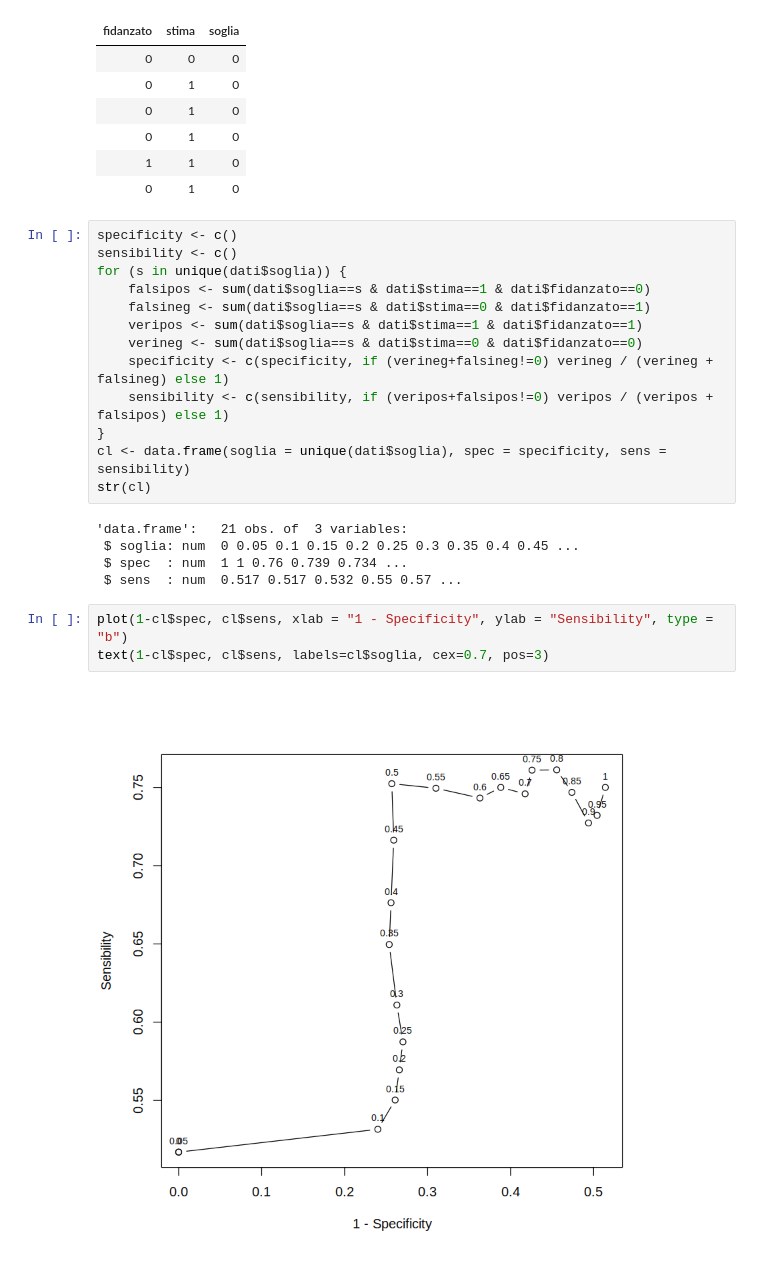
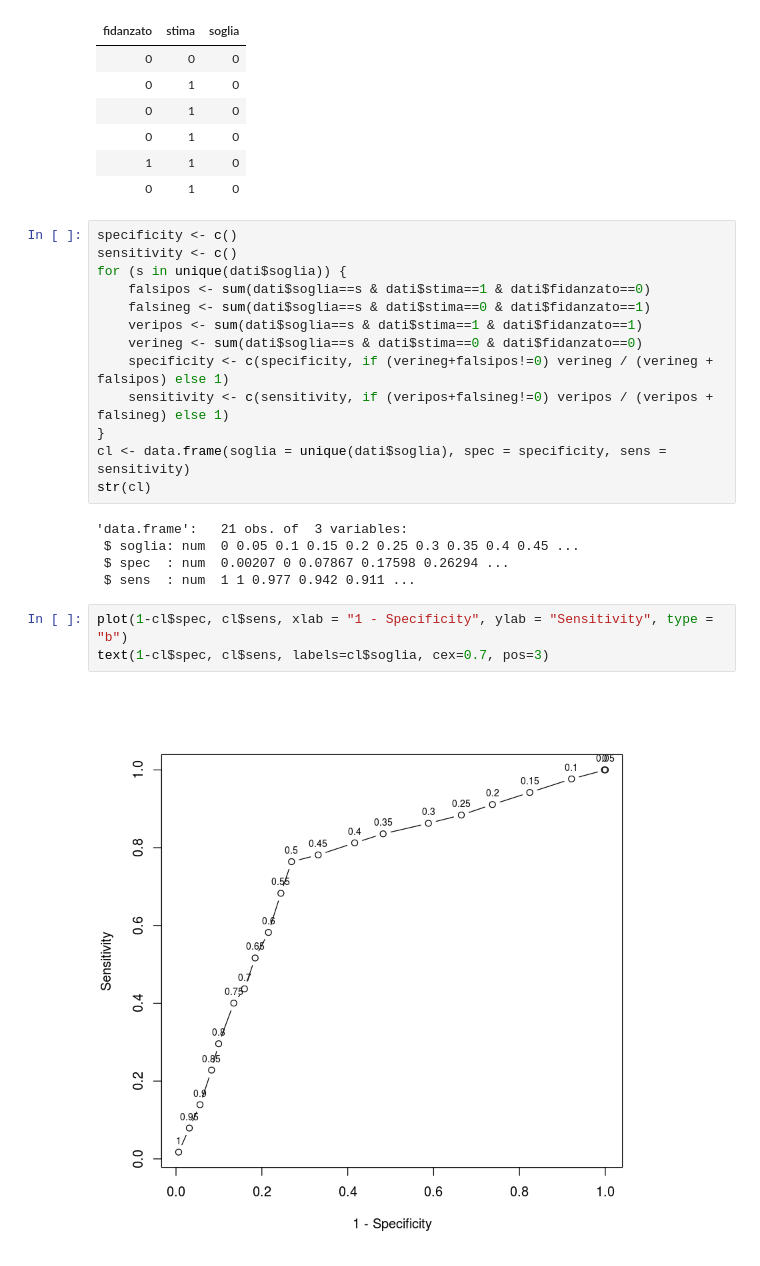
Before and after one commit to Scienziatopazzo/appunti-stats-R-jupyter, a Jupyter notebook: 5.Grafici.ipynb, the cells around one changed output. Drawn from its saved outputs; the diff is of its cells as text.

```diff
--- a/5.Grafici.ipynb
+++ b/5.Grafici.ipynb
@@ -77,24 +77,24 @@ dati[1:6,]
 | 0 | 1 | 0 |
 # %%
 specificity <- c()
-sensibility <- c()
+sensitivity <- c()
 for (s in unique(dati$soglia)) {
     falsipos <- sum(dati$soglia==s & dati$stima==1 & dati$fidanzato==0)
     falsineg <- sum(dati$soglia==s & dati$stima==0 & dati$fidanzato==1)
     veripos <- sum(dati$soglia==s & dati$stima==1 & dati$fidanzato==1)
     verineg <- sum(dati$soglia==s & dati$stima==0 & dati$fidanzato==0)
-    specificity <- c(specificity, if (verineg+falsineg!=0) verineg / (verineg + falsineg) else 1)
-    sensibility <- c(sensibility, if (veripos+falsipos!=0) veripos / (veripos + falsipos) else 1)
+    specificity <- c(specificity, if (verineg+falsipos!=0) verineg / (verineg + falsipos) else 1)
+    sensitivity <- c(sensitivity, if (veripos+falsineg!=0) veripos / (veripos + falsineg) else 1)
 }
-cl <- data.frame(soglia = unique(dati$soglia), spec = specificity, sens = sensibility)
+cl <- data.frame(soglia = unique(dati$soglia), spec = specificity, sens = sensitivity)
 str(cl)
 # %% [output]
 'data.frame':   21 obs. of  3 variables:
  $ soglia: num  0 0.05 0.1 0.15 0.2 0.25 0.3 0.35 0.4 0.45 ...
- $ spec  : num  1 1 0.76 0.739 0.734 ...
- $ sens  : num  0.517 0.517 0.532 0.55 0.57 ...
+ $ spec  : num  0.00207 0 0.07867 0.17598 0.26294 ...
+ $ sens  : num  1 1 0.977 0.942 0.911 ...
 # %%
-plot(1-cl$spec, cl$sens, xlab = "1 - Specificity", ylab = "Sensibility", type = "b")
+plot(1-cl$spec, cl$sens, xlab = "1 - Specificity", ylab = "Sensitivity", type = "b")
 text(1-cl$spec, cl$sens, labels=cl$soglia, cex=0.7, pos=3)
 # %% [output]
-[figure, old version]
+[figure, new version]
```
